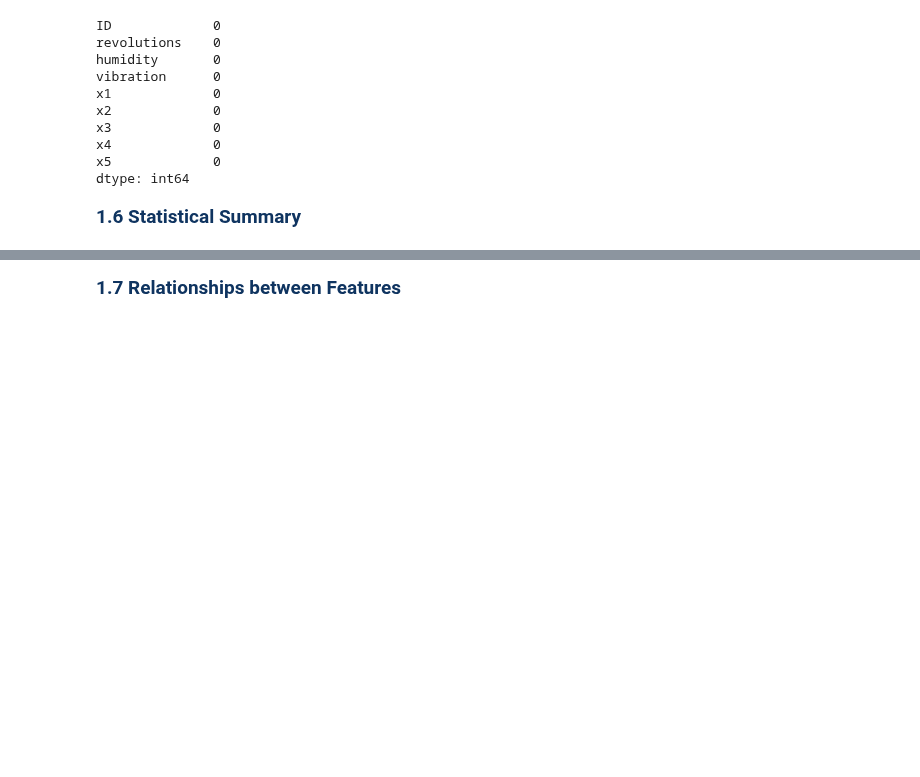
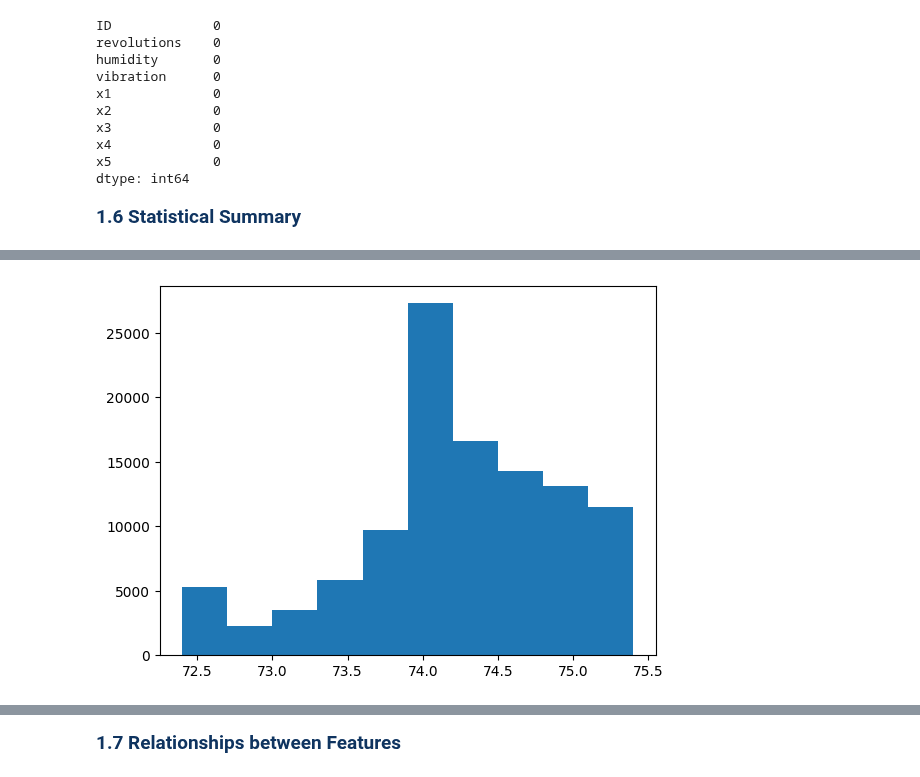
Before and after one commit to Zyad-Abdelhafiz/Elevator-Predictive-Maintenance, a Jupyter notebook: EPM.ipynb, the cells around one changed output, grey strips where cells are left out. Saved outputs shown, nothing was run; the diff lists cells and outputs as text; code cells hidden in the pictures; blank space fills up the shorter version.

```diff
--- a/EPM.ipynb
+++ b/EPM.ipynb
@@ -108,0 +115,6 @@ epm_clean.describe()
+# %%
+humidity = epm_clean['humidity']
+plt.hist(humidity)
+plt.show()
+# %% [output]
+[figure, added]
```
Also changed, not shown: parts of 6 cells of this notebook.
